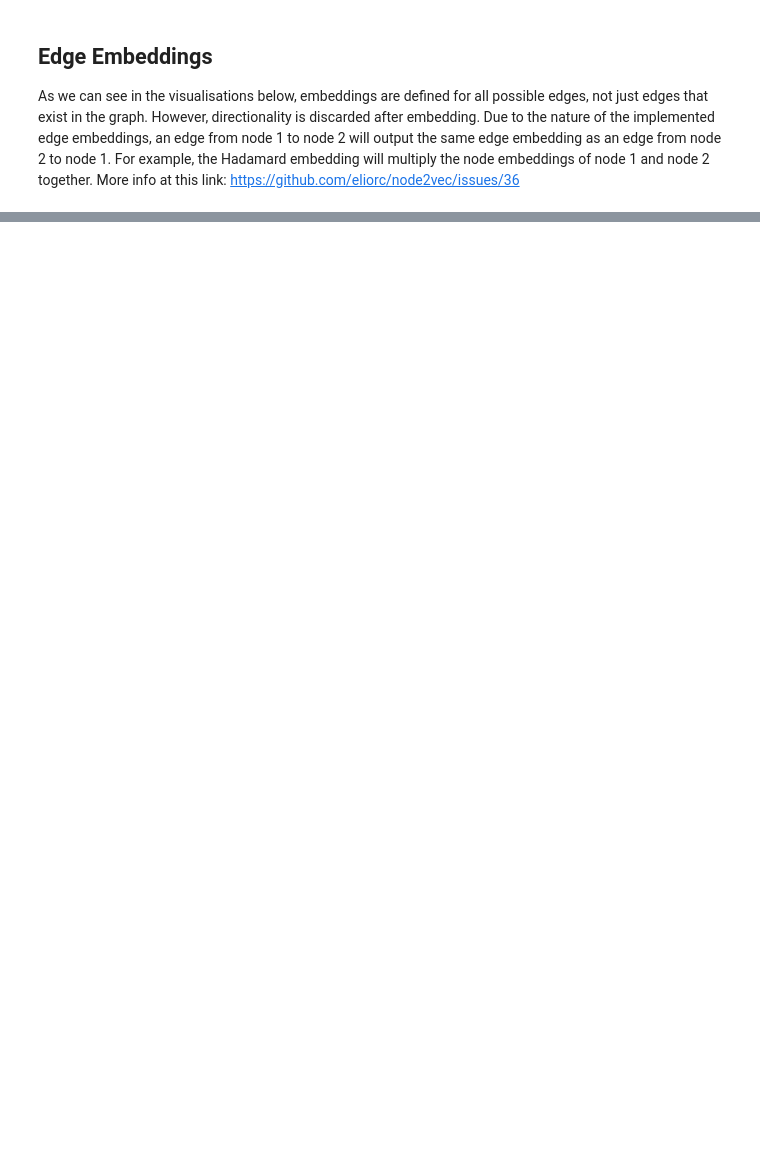
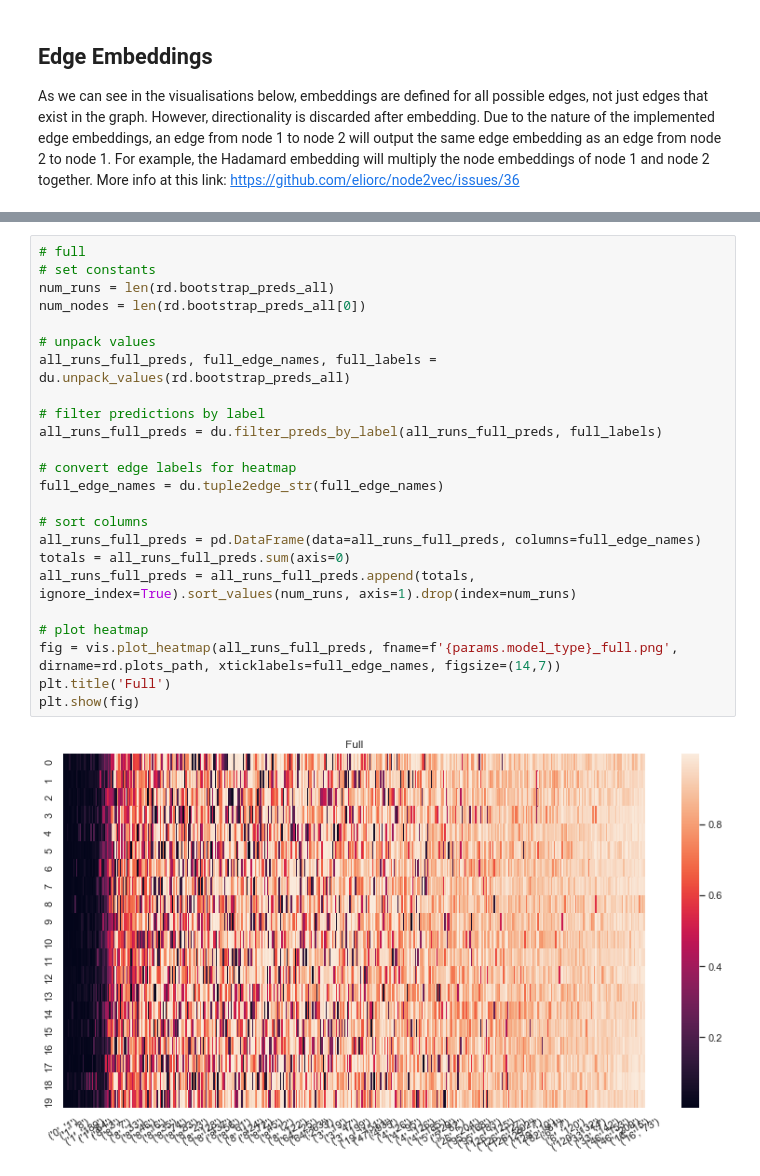
Before and after one commit to regenworm/thesis_msc_ai, a Jupyter notebook: code/Embedding visualisation.ipynb, the cells around one changed output, grey strips where cells are left out. Drawn from its saved outputs; the diff is of its cells as text; blank space fills up the shorter version.

```diff
--- a/code/Embedding visualisation.ipynb
+++ b/code/Embedding visualisation.ipynb
@@ -183,0 +132,26 @@ embeddings2dedges = du.vis_edge_embeddings(data, model.ee_kv.vectors, correct)
+# %%
+# full
+# set constants
+num_runs = len(rd.bootstrap_preds_all)
+num_nodes = len(rd.bootstrap_preds_all[0])
+
+# unpack values
+all_runs_full_preds, full_edge_names, full_labels = du.unpack_values(rd.bootstrap_preds_all)
+
+# filter predictions by label
+all_runs_full_preds = du.filter_preds_by_label(all_runs_full_preds, full_labels)
+
+# convert edge labels for heatmap
+full_edge_names = du.tuple2edge_str(full_edge_names)
+
+# sort columns
+all_runs_full_preds = pd.DataFrame(data=all_runs_full_preds, columns=full_edge_names)
+totals = all_runs_full_preds.sum(axis=0)
+all_runs_full_preds = all_runs_full_preds.append(totals, ignore_index=True).sort_values(num_runs, axis=1).drop(index=num_runs)
+
+# plot heatmap
+fig = vis.plot_heatmap(all_runs_full_preds, fname=f'{params.model_type}_full.png', dirname=rd.plots_path, xticklabels=full_edge_names, figsize=(14,7))
+plt.title('Full')
+plt.show(fig)
+# %% [output]
+[figure, added]
```
Also changed, not shown: parts of 22 cells of this notebook, 5 other files.
